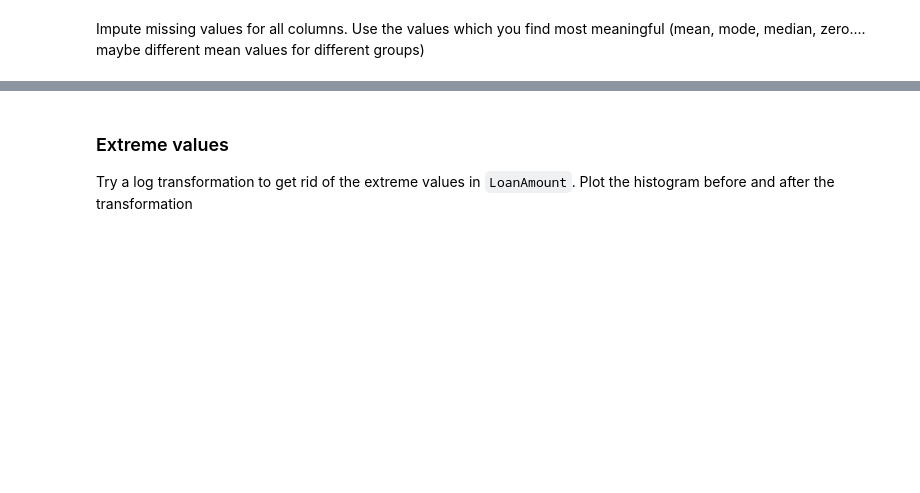
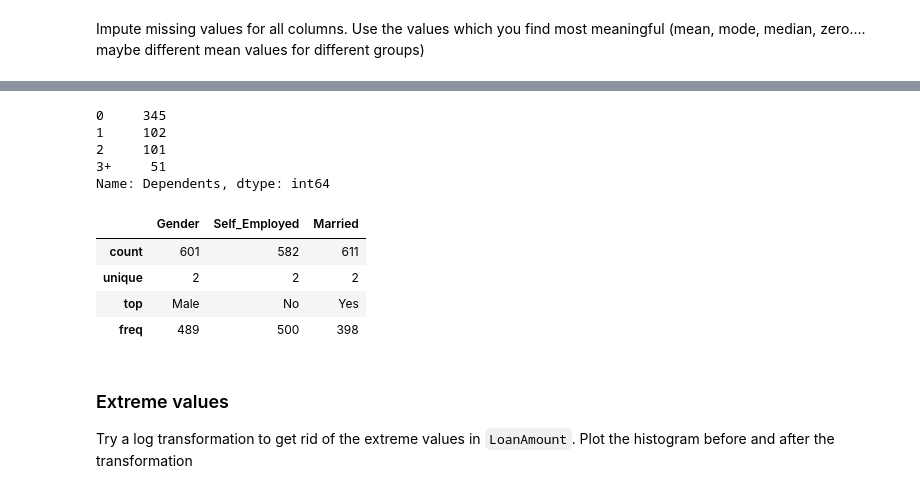
Before and after one commit to elslb/lhl_mini_4, a Jupyter notebook: task_notebook.ipynb, the cells around one changed output, grey strips where cells are left out. Cells and saved outputs as stored; diff of their text form; code cells hidden in the pictures; blank space fills up the shorter version.

```diff
--- a/task_notebook.ipynb
+++ b/task_notebook.ipynb
@@ -344,0 +398,15 @@ Impute missing values for all columns. Use the values which you find most meanin
+# %%
+# Missing Loan Amounts can be easily dealt with using mean
+df2['LoanAmount'].fillna(df2['LoanAmount'].mean(), inplace = True)
+# %%
+# We can replace Loan Amount Term with the most commonly taken term a.k.a. Mode
+# We have to index the Mode because it returns an array in the event of multimodal data sets
+df2['Loan_Amount_Term'].fillna(df2['Loan_Amount_Term'].mode()[0], inplace = True)
+# %%
+df2['Dependents'].value_counts()
+# %% [output]
+0     345
+1     102
+2     101
+3+     51
+Name: Dependents, dtype: int64
@@ -344,0 +426,8 @@ Impute missing values for all columns. Use the values which you find most meanin
+# %%
+df2[['Gender', 'Self_Employed', 'Married']].describe()
+# %% [output]
+|  | Gender | Self_Employed | Married |
+| count | 601 | 582 | 611 |
+| unique | 2 | 2 | 2 |
+| top | Male | No | Yes |
+| freq | 489 | 500 | 398 |
```
Also changed, not shown: parts of 23 cells of this notebook.
